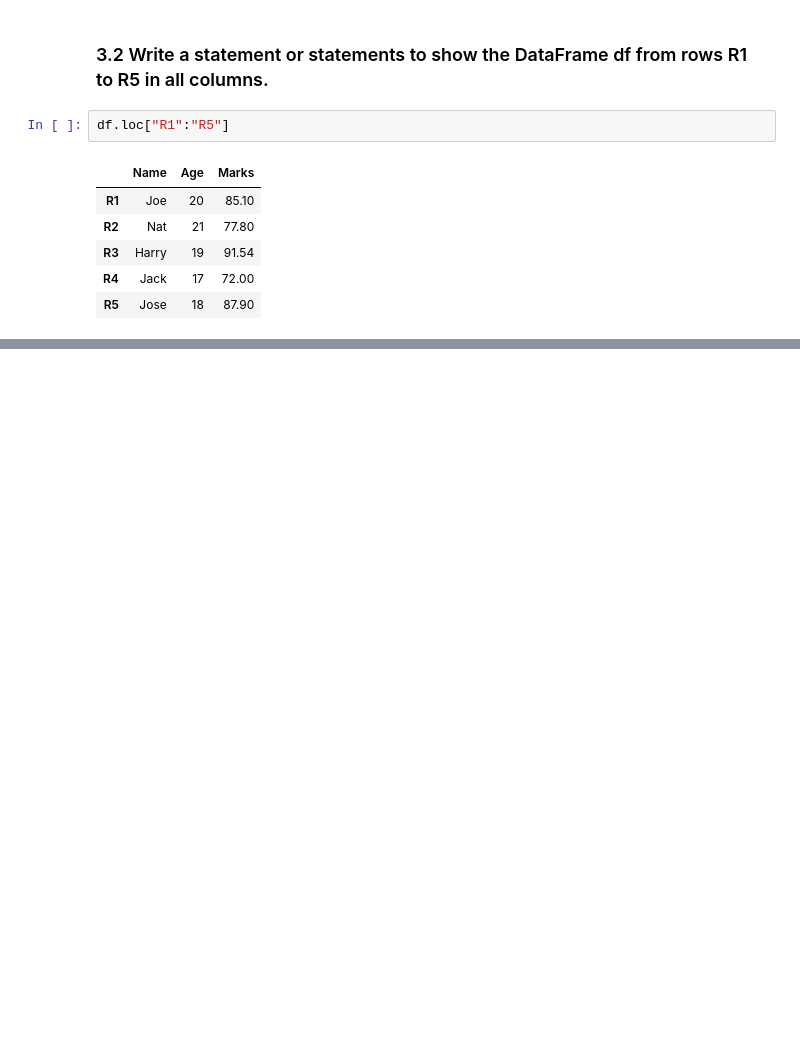
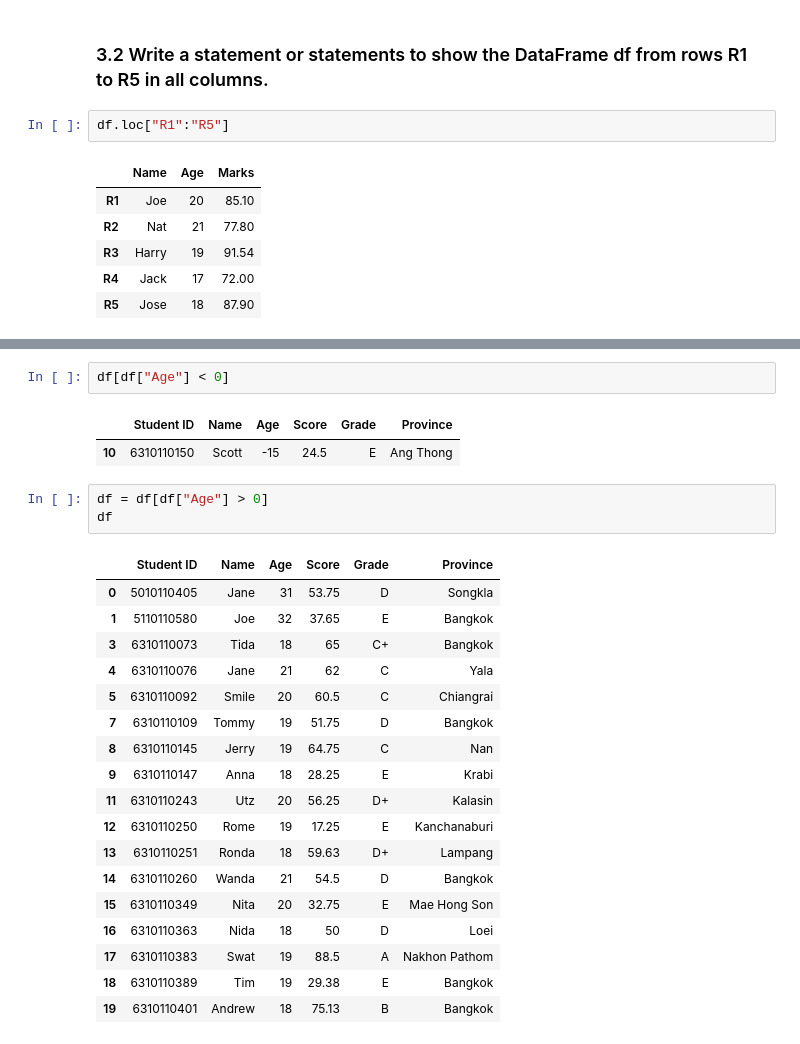
Before and after one commit to SupTarr/learnDataScience, a Jupyter notebook: 2-data-wrangling.ipynb, the cells around one changed output, grey strips where cells are left out. Cells and saved outputs as stored; diff of their text form; blank space fills up the shorter version.

```diff
--- a/2-data-wrangling.ipynb
+++ b/2-data-wrangling.ipynb
@@ -208,0 +408,27 @@ df.loc["R1":"R5"]
+# %%
+df[df["Age"] < 0]
+# %% [output]
+|  | Student ID | Name | Age | Score | Grade | Province |
+| 10 | 6310110150 | Scott | -15 | 24.5 | E | Ang Thong |
+# %%
+df = df[df["Age"] > 0]
+df
+# %% [output]
+|  | Student ID | Name | Age | Score | Grade | Province |
+| 0 | 5010110405 | Jane | 31 | 53.75 | D | Songkla |
+| 1 | 5110110580 | Joe | 32 | 37.65 | E | Bangkok |
+| 3 | 6310110073 | Tida | 18 | 65 | C+ | Bangkok |
+| 4 | 6310110076 | Jane | 21 | 62 | C | Yala |
+| 5 | 6310110092 | Smile | 20 | 60.5 | C | Chiangrai |
+| 7 | 6310110109 | Tommy | 19 | 51.75 | D | Bangkok |
+| 8 | 6310110145 | Jerry | 19 | 64.75 | C | Nan |
+| 9 | 6310110147 | Anna | 18 | 28.25 | E | Krabi |
+| 11 | 6310110243 | Utz | 20 | 56.25 | D+ | Kalasin |
+| 12 | 6310110250 | Rome | 19 | 17.25 | E | Kanchanaburi |
+| 13 | 6310110251 | Ronda | 18 | 59.63 | D+ | Lampang |
+| 14 | 6310110260 | Wanda | 21 | 54.5 | D | Bangkok |
+| 15 | 6310110349 | Nita | 20 | 32.75 | E | Mae Hong Son |
+| 16 | 6310110363 | Nida | 18 | 50 | D | Loei |
+| 17 | 6310110383 | Swat | 19 | 88.5 | A | Nakhon Pathom |
+| 18 | 6310110389 | Tim | 19 | 29.38 | E | Bangkok |
+| 19 | 6310110401 | Andrew | 18 | 75.13 | B | Bangkok |
```
Also changed, not shown: parts of 59 cells of this notebook.
